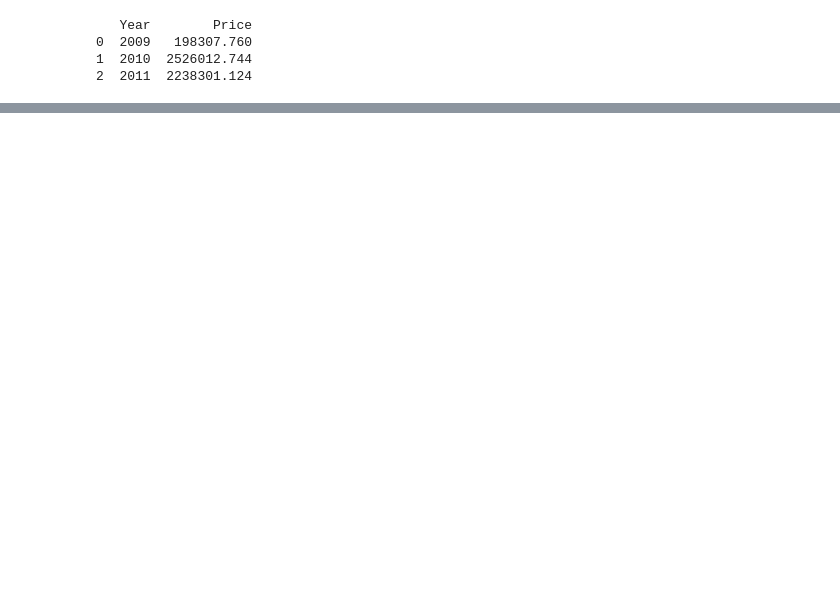
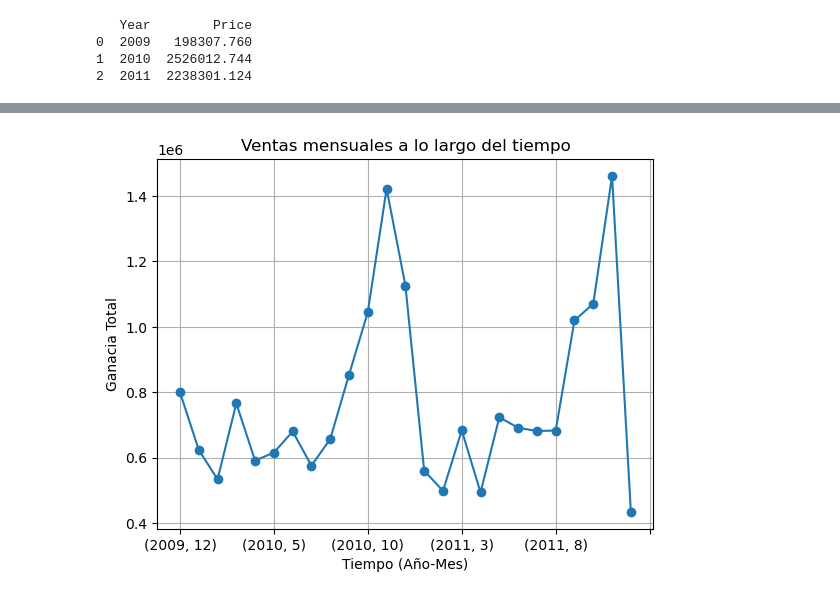
Before and after one commit to No-Country-simulation/s17-17-ft-data-bi, a Jupyter notebook: src/notebooks/eda.ipynb, the cells around one changed output, grey strips where cells are left out. Drawn from its saved outputs; the diff is of its cells as text; code cells hidden in the pictures; blank space fills up the shorter version.

```diff
--- a/src/notebooks/eda.ipynb
+++ b/src/notebooks/eda.ipynb
@@ -419,0 +584,10 @@ print(ventas_por_año)
+# %%
+# Crear un gráfico de ventas mensuales
+df.groupby(['Year', 'Month'])['Ganacia'].sum().plot(kind='line', marker='o')
+plt.title('Ventas mensuales a lo largo del tiempo')
+plt.xlabel('Tiempo (Año-Mes)')
+plt.ylabel('Ganacia Total')
+plt.grid(True)
+plt.show()
+# %% [output]
+[figure, added]
```
Also changed, not shown: parts of 18 cells of this notebook, 11 other files.
